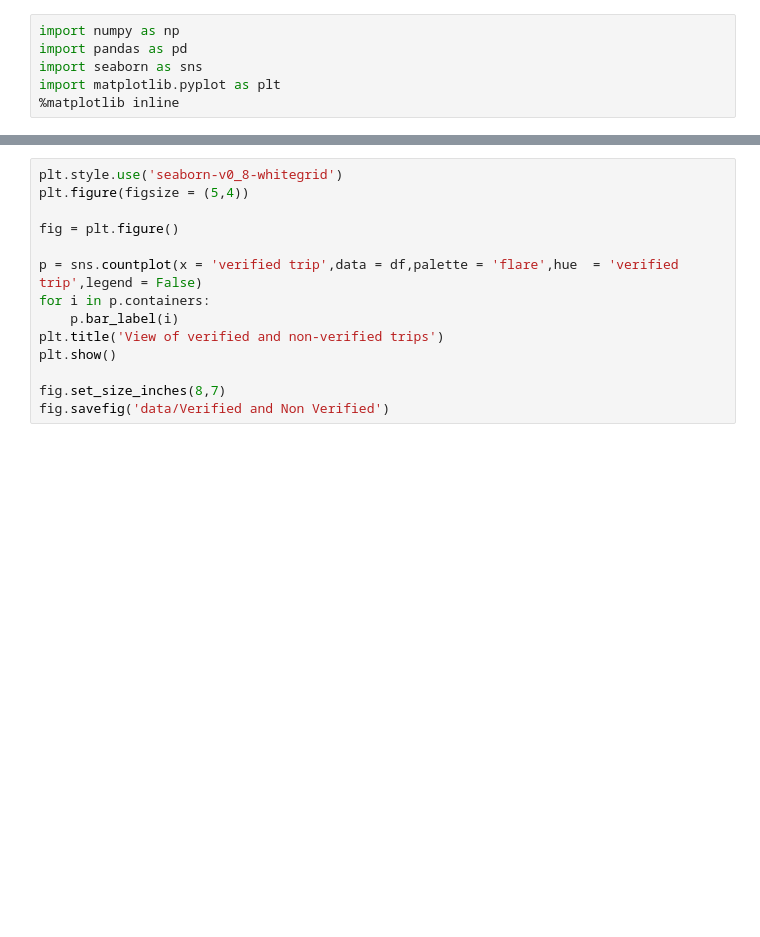
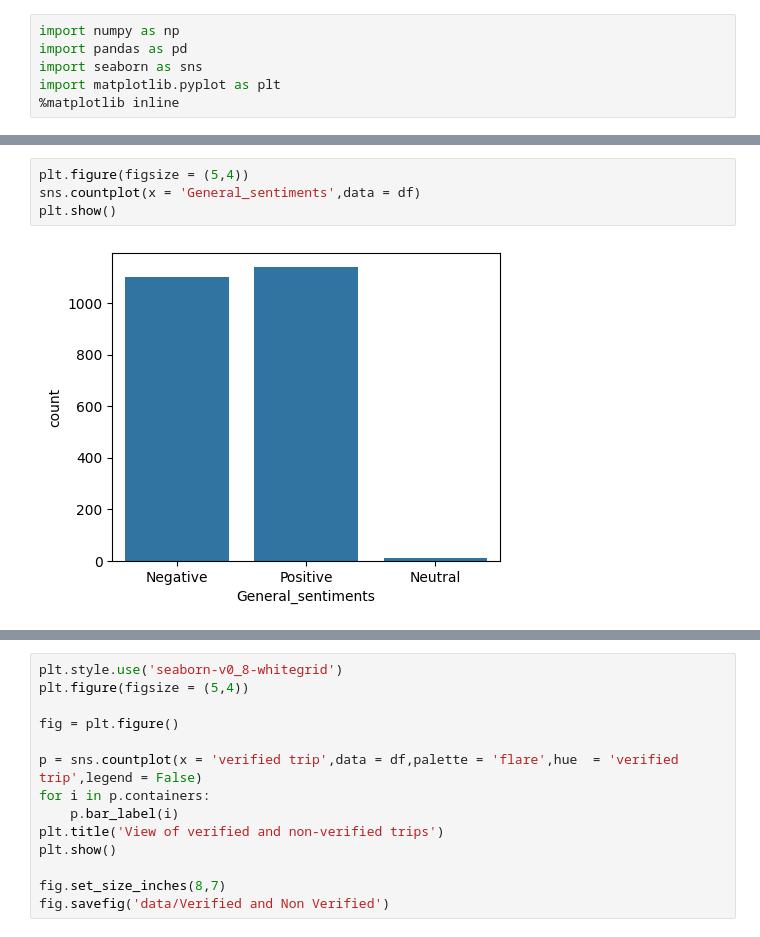
Before and after one commit to Manas8260/British-Airways--Data-Science-Project, a Jupyter notebook: Data_analysis.ipynb, the cells around one changed output, grey strips where cells are left out. Drawn from its saved outputs; the diff is of its cells as text; blank space fills up the shorter version.

```diff
--- a/Data_analysis.ipynb
+++ b/Data_analysis.ipynb
@@ -16,0 +17,6 @@ df.sample(5)
+# %%
+plt.figure(figsize = (5,4))
+sns.countplot(x = 'General_sentiments',data = df)
+plt.show()
+# %% [output]
+[figure, added]
```
Also changed, not shown: parts of 6 cells of this notebook, 5 other files.
